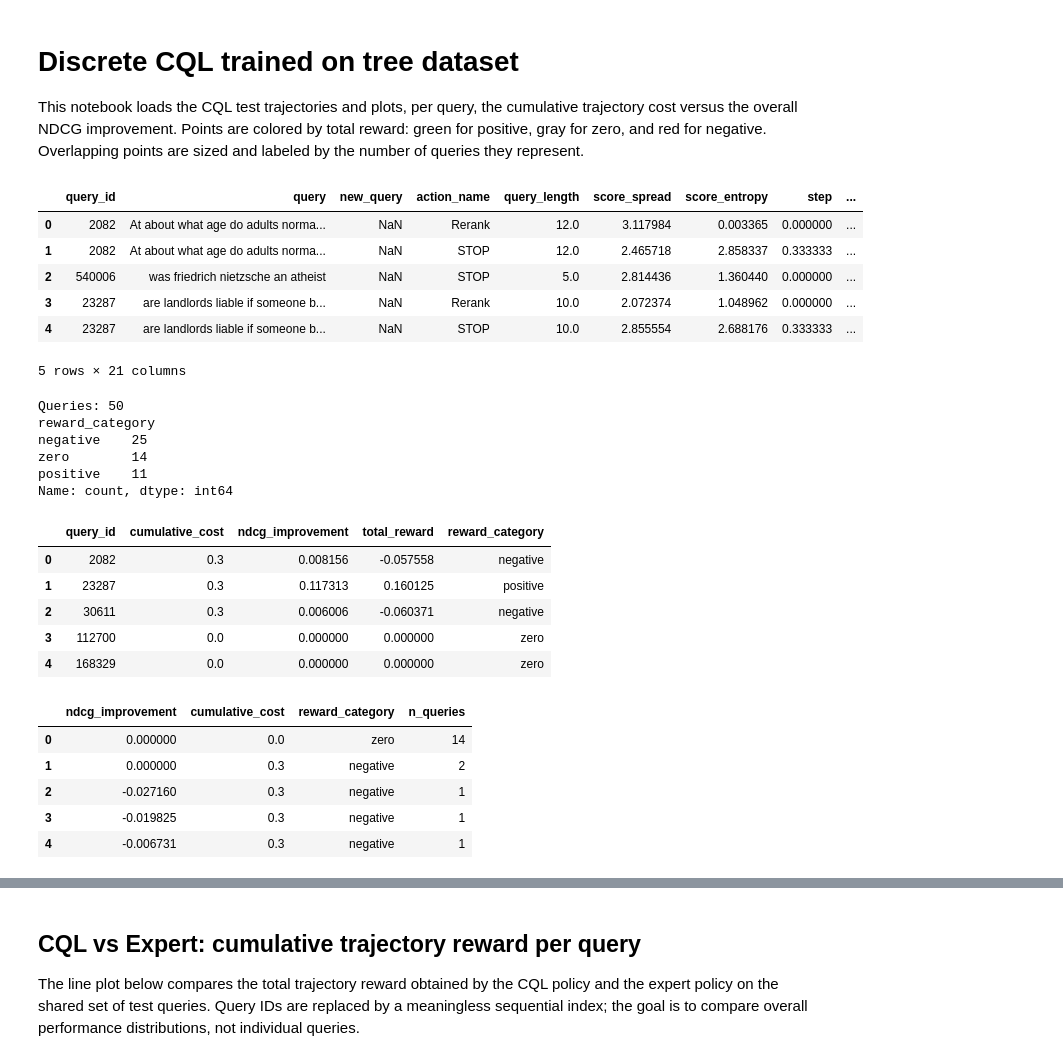
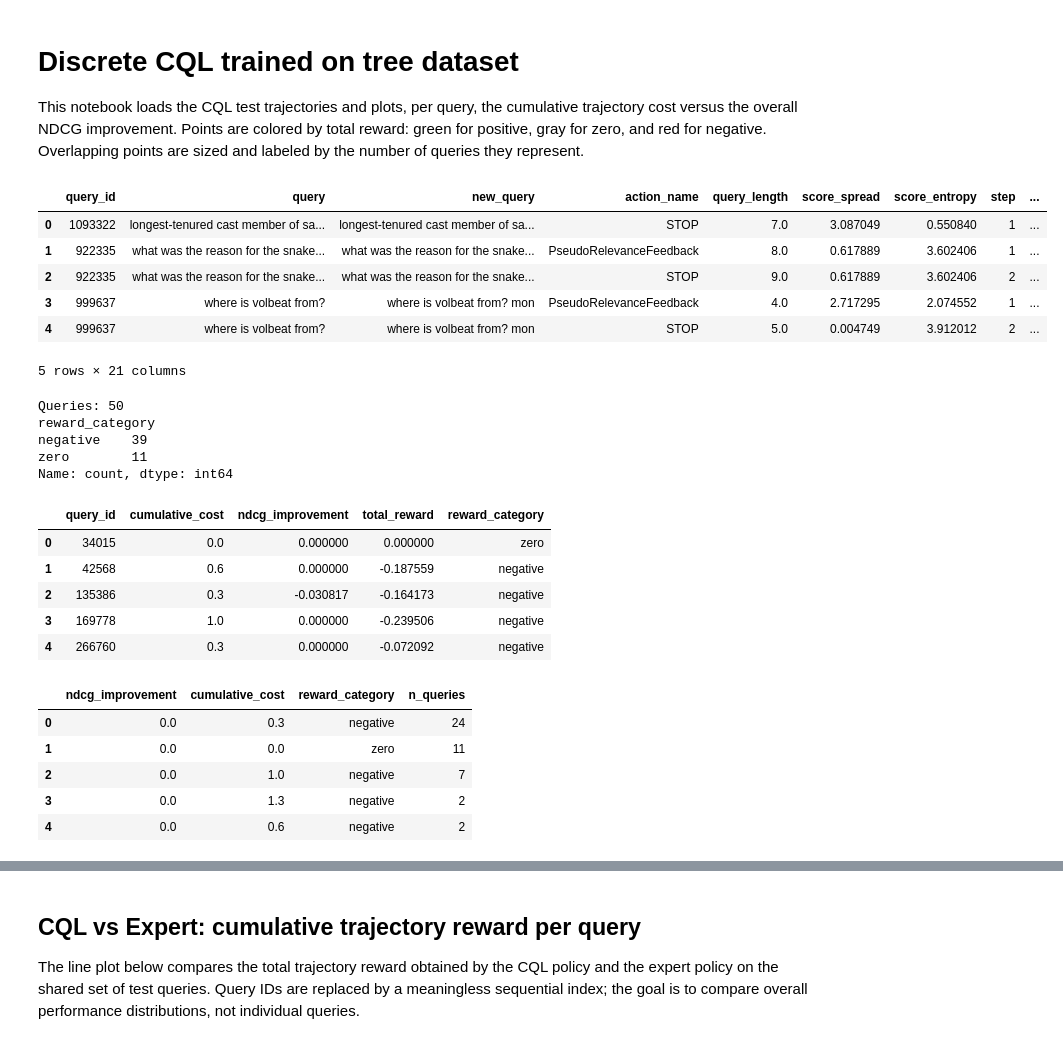
Before and after one commit to hanazouari23/Agentic-Retrieval, a Jupyter notebook: notebooks/plot_cql_test_results.ipynb, the cells around one changed output, grey strips where cells are left out. Saved outputs shown, nothing was run; the diff lists cells and outputs as text; code cells hidden in the pictures.

```diff
--- a/notebooks/plot_cql_test_results.ipynb
+++ b/notebooks/plot_cql_test_results.ipynb
@@ -5,19 +5,19 @@ This notebook loads the CQL test trajectories and plots, per query, the cumulati
 # %%
 from pathlib import Path
 import pandas as pd
 import matplotlib.pyplot as plt
 import numpy as np
 
-CQL_PATH = Path("results/cql_test_results_after_tree.csv")
+CQL_PATH = Path("../results/cql_full_tree_traces_50_msmarco_dev.csv")
 df_cql = pd.read_csv(CQL_PATH)
 df_cql.head()
 # %% [output]
 |  | query_id | query | new_query | action_name | query_length | score_spread | score_entropy | step | ... |
-| 0 | 2082 | At about what age do adults norma... | NaN | Rerank | 12.0 | 3.117984 | 0.003365 | 0.000000 | ... |
-| 1 | 2082 | At about what age do adults norma... | NaN | STOP | 12.0 | 2.465718 | 2.858337 | 0.333333 | ... |
-| 2 | 540006 | was friedrich nietzsche an atheist | NaN | STOP | 5.0 | 2.814436 | 1.360440 | 0.000000 | ... |
-| 3 | 23287 | are landlords liable if someone b... | NaN | Rerank | 10.0 | 2.072374 | 1.048962 | 0.000000 | ... |
-| 4 | 23287 | are landlords liable if someone b... | NaN | STOP | 10.0 | 2.855554 | 2.688176 | 0.333333 | ... |
+| 0 | 1093322 | longest-tenured cast member of sa... | longest-tenured cast member of sa... | STOP | 7.0 | 3.087049 | 0.550840 | 1 | ... |
+| 1 | 922335 | what was the reason for the snake... | what was the reason for the snake... | PseudoRelevanceFeedback | 8.0 | 0.617889 | 3.602406 | 1 | ... |
+| 2 | 922335 | what was the reason for the snake... | what was the reason for the snake... | STOP | 9.0 | 0.617889 | 3.602406 | 2 | ... |
+| 3 | 999637 | where is volbeat from? | where is volbeat from? mon | PseudoRelevanceFeedback | 4.0 | 2.717295 | 2.074552 | 1 | ... |
+| 4 | 999637 | where is volbeat from? | where is volbeat from? mon | STOP | 5.0 | 0.004749 | 3.912012 | 2 | ... |
 5 rows × 21 columns
 # %%
 # Aggregate one point per query
@@ -43,16 +43,15 @@ per_query.head()
 # %% [output]
 Queries: 50
 reward_category
-negative    25
-zero        14
-positive    11
+negative    39
+zero        11
 Name: count, dtype: int64
 |  | query_id | cumulative_cost | ndcg_improvement | total_reward | reward_category |
-| 0 | 2082 | 0.3 | 0.008156 | -0.057558 | negative |
-| 1 | 23287 | 0.3 | 0.117313 | 0.160125 | positive |
-| 2 | 30611 | 0.3 | 0.006006 | -0.060371 | negative |
-| 3 | 112700 | 0.0 | 0.000000 | 0.000000 | zero |
-| 4 | 168329 | 0.0 | 0.000000 | 0.000000 | zero |
+| 0 | 34015 | 0.0 | 0.000000 | 0.000000 | zero |
+| 1 | 42568 | 0.6 | 0.000000 | -0.187559 | negative |
+| 2 | 135386 | 0.3 | -0.030817 | -0.164173 | negative |
+| 3 | 169778 | 1.0 | 0.000000 | -0.239506 | negative |
+| 4 | 266760 | 0.3 | 0.000000 | -0.072092 | negative |
 # %%
 # Count how many queries fall on each exact (improvement, cost, reward_category) point
 point_counts = (
@@ -65,11 +64,11 @@ point_counts = point_counts.sort_values("n_queries", ascending=False).reset_inde
 point_counts.head()
 # %% [output]
 |  | ndcg_improvement | cumulative_cost | reward_category | n_queries |
-| 0 | 0.000000 | 0.0 | zero | 14 |
-| 1 | 0.000000 | 0.3 | negative | 2 |
-| 2 | -0.027160 | 0.3 | negative | 1 |
-| 3 | -0.019825 | 0.3 | negative | 1 |
-| 4 | -0.006731 | 0.3 | negative | 1 |
+| 0 | 0.0 | 0.3 | negative | 24 |
+| 1 | 0.0 | 0.0 | zero | 11 |
+| 2 | 0.0 | 1.0 | negative | 7 |
+| 3 | 0.0 | 1.3 | negative | 2 |
+| 4 | 0.0 | 0.6 | negative | 2 |
 # %%
 fig, ax = plt.subplots(figsize=(8, 6))
 
```
Also changed, not shown: parts of 6 cells of this notebook, 25 other files.
